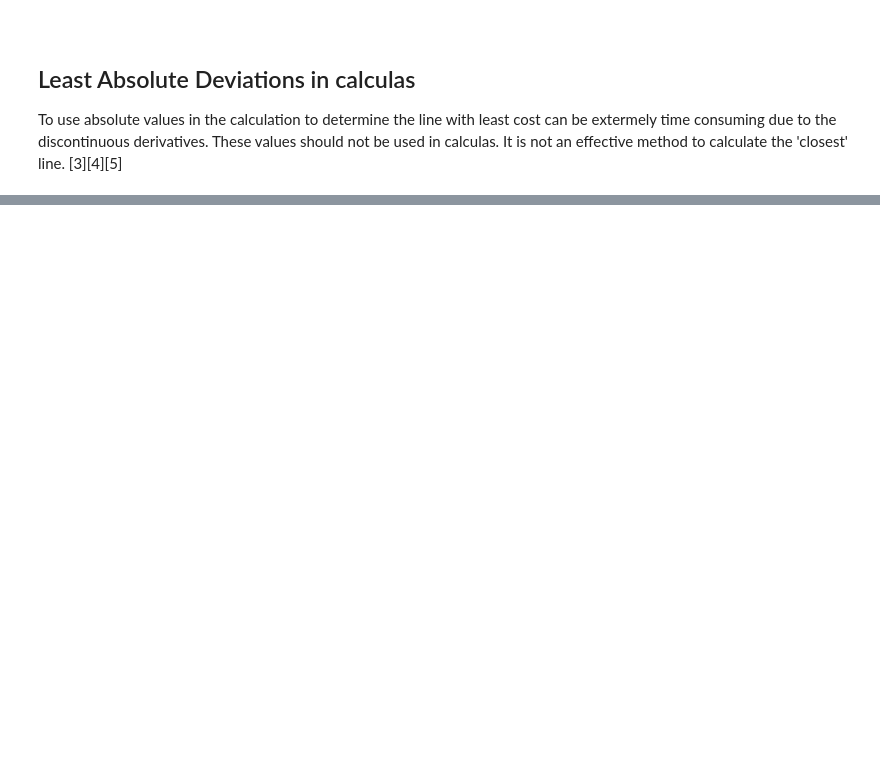
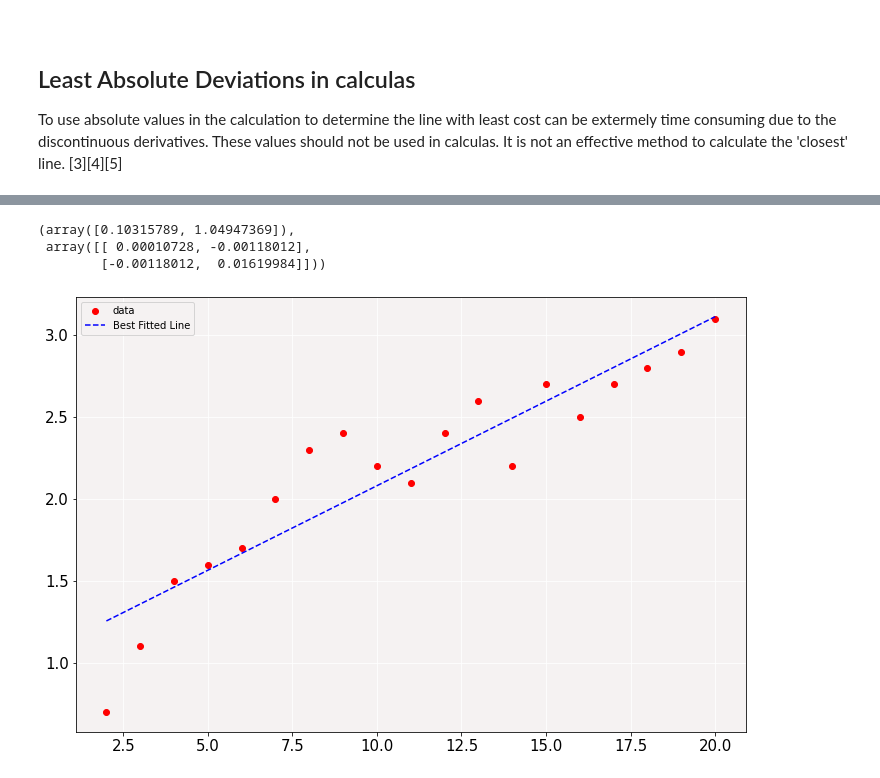
Before and after one commit to RYANCOX00/mach_stats_coursework, a Jupyter notebook: weekly_assignments/models.ipynb, the cells around one changed output, grey strips where cells are left out. Saved outputs shown, nothing was run; the diff lists cells and outputs as text; code cells hidden in the pictures; blank space fills up the shorter version.

Commit message:
models updated

```diff
--- a/weekly_assignments/models.ipynb
+++ b/weekly_assignments/models.ipynb
@@ -174,0 +192,33 @@ To use absolute values in the calculation to determine the line with least cost
+# %%
+# The model function
+# https://docs.scipy.org/doc/scipy/reference/generated/scipy.optimize.curve_fit.html
+def f(x, m, c):
+    return m * x + c
+# %%
+# Fitting the function f to datapoints.
+result = so.curve_fit(f, x, y)
+result
+# %% [output]
+(array([0.10315789, 1.04947369]),
+ array([[ 0.00010728, -0.00118012],
+        [-0.00118012,  0.01619984]]))
+# %%
+# Indexing for the slope and y_intercept from the optimized results.
+slope, y_inter = result[0]
+# %%
+# Multiplying the slope by each x value, appending to an array
+slopeX = []
+
+for i in x:
+    slopeX.append(i*slope)
+# %%
+# Plot the best fit line from the optimization.
+
+plt.scatter(x, y, color ='red', label ="data")
+plt.plot(x, slopeX + y_inter, '--', color ='blue', label='Best Fitted Line')
+plt.legend()
+
+# Show the plot.
+plt.show()
+# %% [output]
+[figure, added]
```
Also changed, not shown: parts of 5 cells of this notebook.
